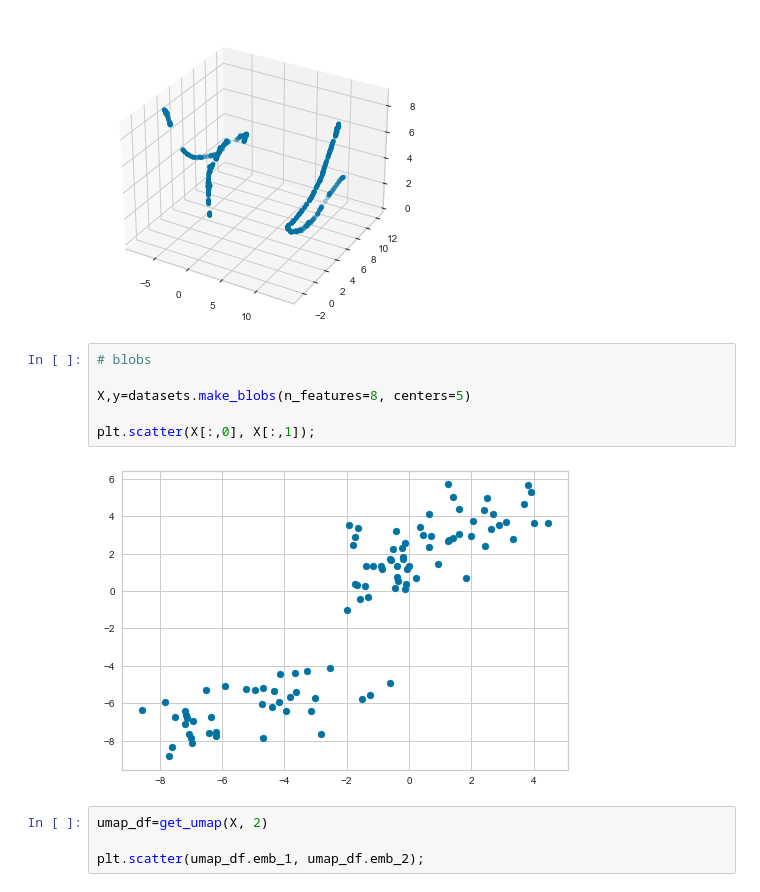
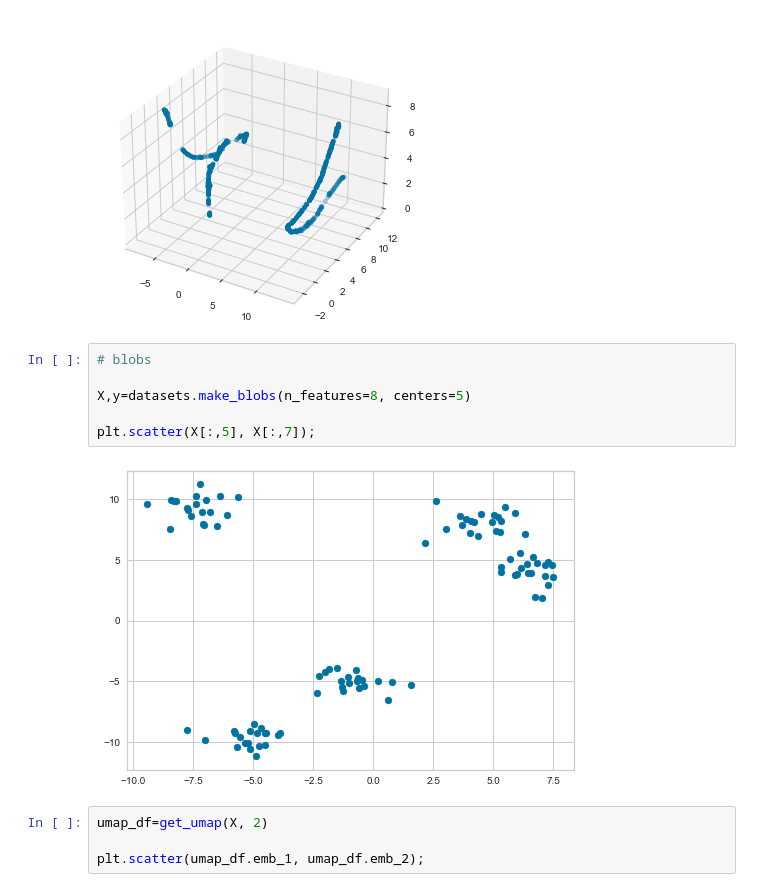
Before and after one commit to Ironhack-Data-Madrid-Abril-2021/Material_Clase, a Jupyter notebook: semana_7/3.1 - Evaluacion USL.ipynb, the cells around one changed output. Drawn from its saved outputs; the diff is of its cells as text.

```diff
--- a/semana_7/3.1 - Evaluacion USL.ipynb
+++ b/semana_7/3.1 - Evaluacion USL.ipynb
@@ -364,11 +364,11 @@ ax.scatter(umap_df.emb_1, umap_df.emb_2, umap_df.emb_3);
 # %%
 # blobs
 
 X,y=datasets.make_blobs(n_features=8, centers=5)
 
-plt.scatter(X[:,0], X[:,1]);
+plt.scatter(X[:,5], X[:,7]);
 # %% [output]
-[figure, old version]
+[figure, new version]
 # %%
 umap_df=get_umap(X, 2)
 
```
